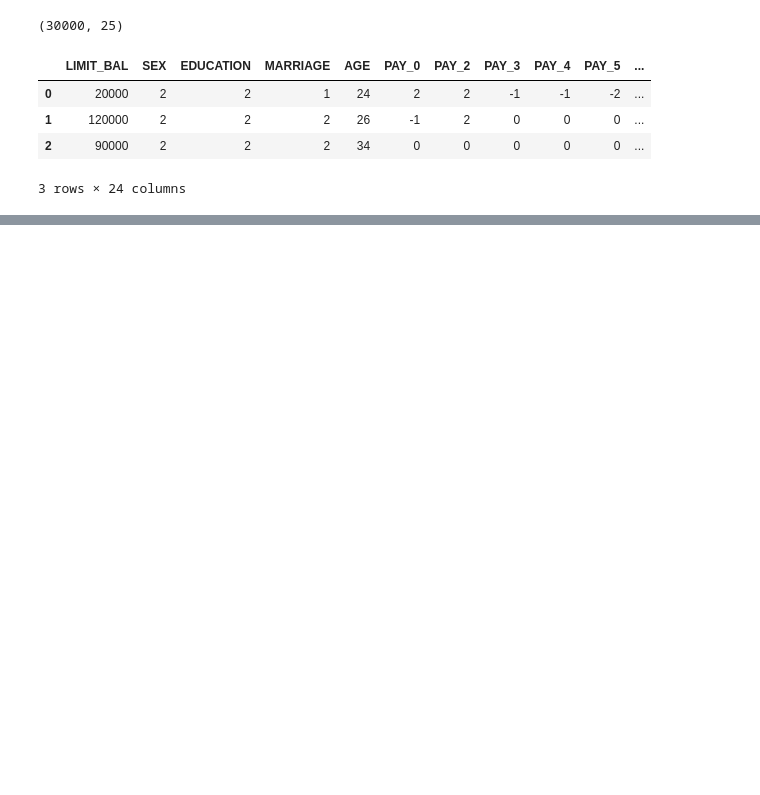
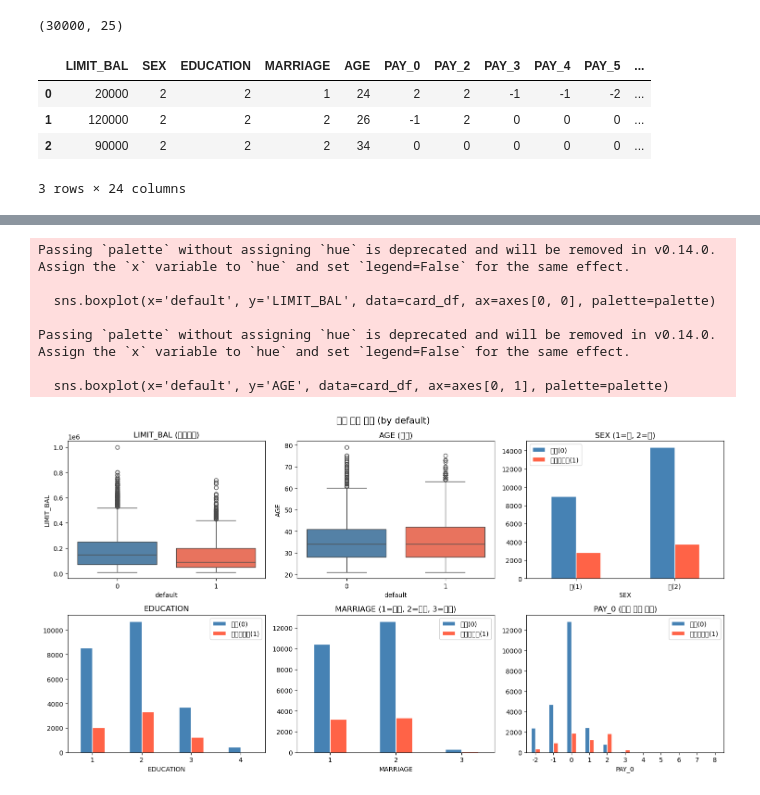
Before and after one commit to imyoonaheo/hipython, a Jupyter notebook: ml/11_신용카드_채무불이행_고객예측.ipynb, the cells around one changed output, grey strips where cells are left out. Saved outputs shown, nothing was run; the diff lists cells and outputs as text; code cells hidden in the pictures; blank space fills up the shorter version.

```diff
--- a/ml/11_신용카드_채무불이행_고객예측.ipynb
+++ b/ml/11_신용카드_채무불이행_고객예측.ipynb
@@ -43,0 +167,56 @@ X_features = card_df.drop('default', axis=1)
+# %%
+import matplotlib.pyplot as plt
+import seaborn as sns
+
+fig, axes = plt.subplots(2, 3, figsize=(15, 8))
+fig.suptitle('주요 피처 분포 (by default)', fontsize=14)
+
+palette = ['steelblue', 'tomato']
+
+# 1. LIMIT_BAL
+sns.boxplot(x='default', y='LIMIT_BAL', data=card_df, ax=axes[0, 0], palette=palette)
+axes[0, 0].set_title('LIMIT_BAL (신용한도)')
+
+# 2. AGE
+sns.boxplot(x='default', y='AGE', data=card_df, ax=axes[0, 1], palette=palette)
+axes[0, 1].set_title('AGE (나이)')
+
+# 3. SEX
+sex_ratio = card_df.groupby(['SEX', 'default']).size().unstack()
+sex_ratio.plot(kind='bar', ax=axes[0, 2], color=palette, edgecolor='white')
+axes[0, 2].set_title('SEX (1=남, 2=여)')
+axes[0, 2].set_xticklabels(['남(1)', '여(2)'], rotation=0)
+axes[0, 2].legend(['정상(0)', '채무불이행(1)'])
+
+# 4. EDUCATION
+edu_ratio = card_df.groupby(['EDUCATION', 'default']).size().unstack()
+edu_ratio.plot(kind='bar', ax=axes[1, 0], color=palette, edgecolor='white')
+axes[1, 0].set_title('EDUCATION')
+axes[1, 0].set_xticklabels(axes[1, 0].get_xticklabels(), rotation=0)
+axes[1, 0].legend(['정상(0)', '채무불이행(1)'])
+
+# 5. MARRIAGE
+mar_ratio = card_df.groupby(['MARRIAGE', 'default']).size().unstack()
+mar_ratio.plot(kind='bar', ax=axes[1, 1], color=palette, edgecolor='white')
+axes[1, 1].set_title('MARRIAGE (1=기혼, 2=미혼, 3=기타)')
+axes[1, 1].set_xticklabels(axes[1, 1].get_xticklabels(), rotation=0)
+axes[1, 1].legend(['정상(0)', '채무불이행(1)'])
+
+# 6. PAY_0 (최근 연체 상태)
+pay_ratio = card_df.groupby(['PAY_0', 'default']).size().unstack()
+pay_ratio.plot(kind='bar', ax=axes[1, 2], color=palette, edgecolor='white')
+axes[1, 2].set_title('PAY_0 (최근 납부 상태)')
+axes[1, 2].set_xticklabels(axes[1, 2].get_xticklabels(), rotation=0)
+axes[1, 2].legend(['정상(0)', '채무불이행(1)'])
+
+plt.tight_layout()
+plt.show()
+# %% [output]
+Passing `palette` without assigning `hue` is deprecated and will be removed in v0.14.0. Assign the `x` variable to `hue` and set `legend=False` for the same effect.
+
+  sns.boxplot(x='default', y='LIMIT_BAL', data=card_df, ax=axes[0, 0], palette=palette)
+
+Passing `palette` without assigning `hue` is deprecated and will be removed in v0.14.0. Assign the `x` variable to `hue` and set `legend=False` for the same effect.
+
+  sns.boxplot(x='default', y='AGE', data=card_df, ax=axes[0, 1], palette=palette)
+[figure, added]
```
Also changed, not shown: parts of 26 cells of this notebook.
